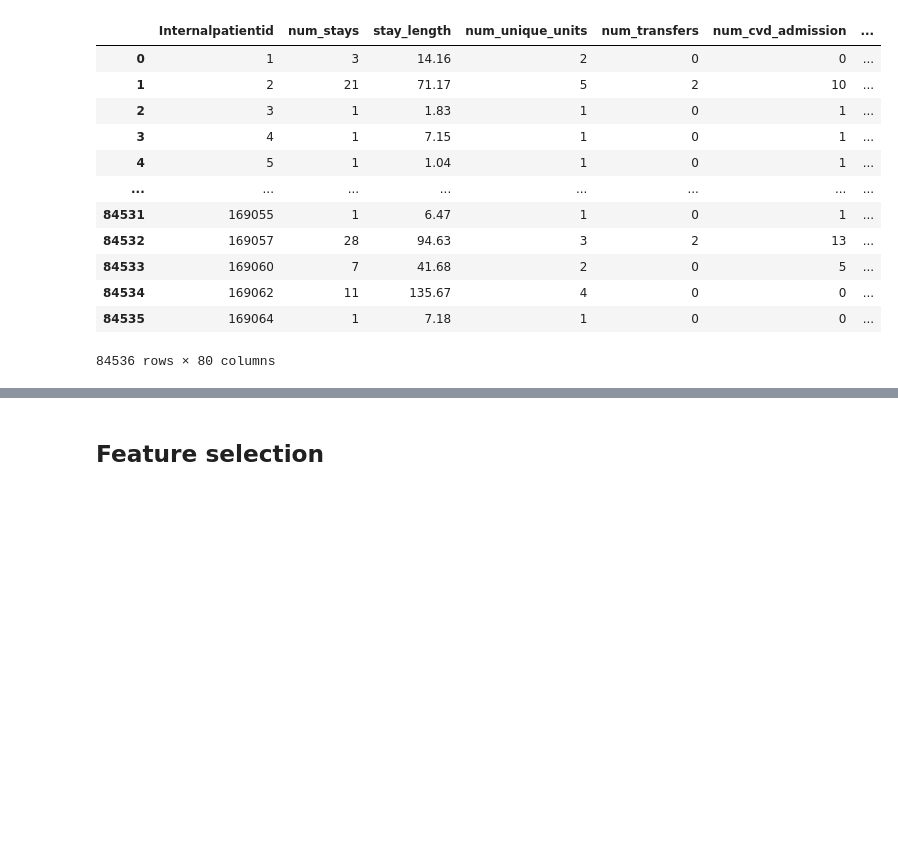
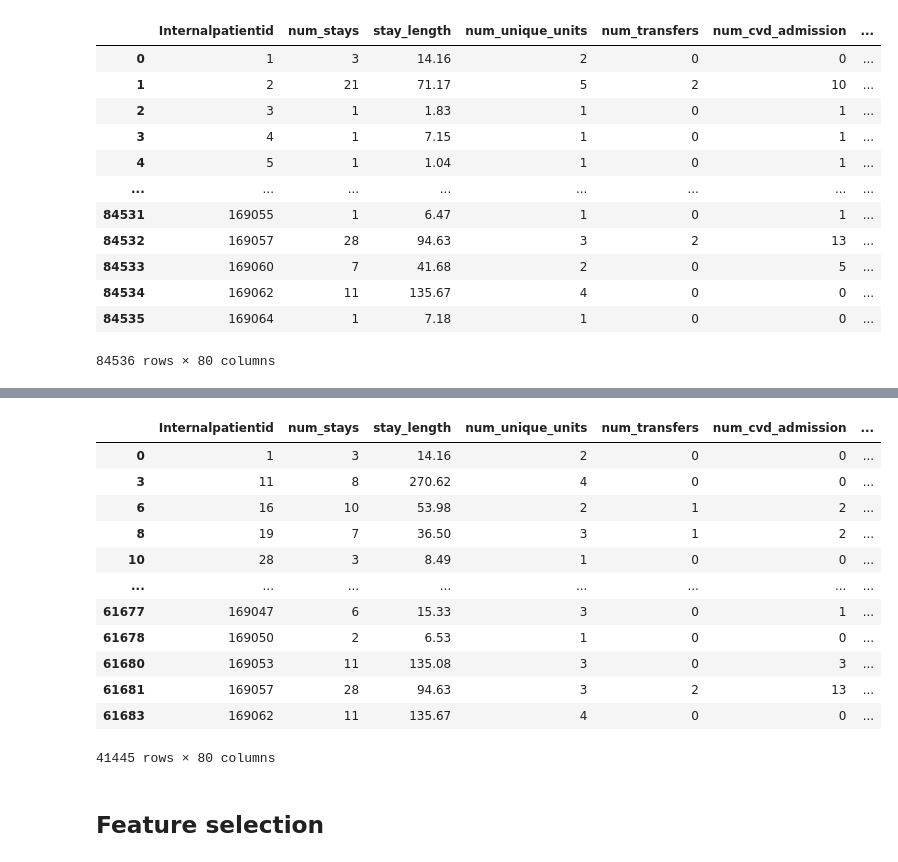
Before and after one commit to SpassMed-Projects/FDA, a Jupyter notebook: src/models/feature_selection.ipynb, the cells around one changed output, grey strips where cells are left out. Cells and saved outputs as stored; diff of their text form; code cells hidden in the pictures; blank space fills up the shorter version.

```diff
--- a/src/models/feature_selection.ipynb
+++ b/src/models/feature_selection.ipynb
@@ -112 +126,18 @@ inpatient_ad_train_1
+# %%
+inpatient_ad_cvd_train_1 = inpatient_ad_cvd_train_1.dropna()
+inpatient_ad_cvd_train_1
+# %% [output]
+|  | Internalpatientid | num_stays | stay_length | num_unique_units | num_transfers | num_cvd_admission | ... |
+| 0 | 1 | 3 | 14.16 | 2 | 0 | 0 | ... |
+| 3 | 11 | 8 | 270.62 | 4 | 0 | 0 | ... |
+| 6 | 16 | 10 | 53.98 | 2 | 1 | 2 | ... |
+| 8 | 19 | 7 | 36.50 | 3 | 1 | 2 | ... |
+| 10 | 28 | 3 | 8.49 | 1 | 0 | 0 | ... |
+| ... | ... | ... | ... | ... | ... | ... | ... |
+| 61677 | 169047 | 6 | 15.33 | 3 | 0 | 1 | ... |
+| 61678 | 169050 | 2 | 6.53 | 1 | 0 | 0 | ... |
+| 61680 | 169053 | 11 | 135.08 | 3 | 0 | 3 | ... |
+| 61681 | 169057 | 28 | 94.63 | 3 | 2 | 13 | ... |
+| 61683 | 169062 | 11 | 135.67 | 4 | 0 | 0 | ... |
+41445 rows × 80 columns
 # %%
```
Also changed, not shown: parts of 11 cells of this notebook, 1 other file.
